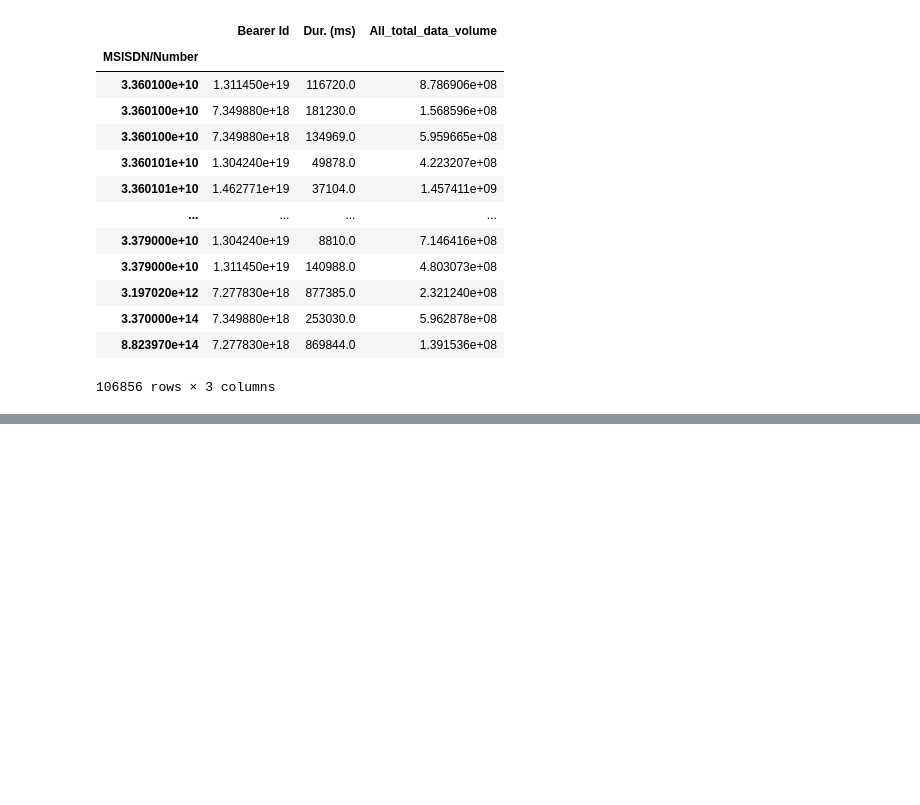
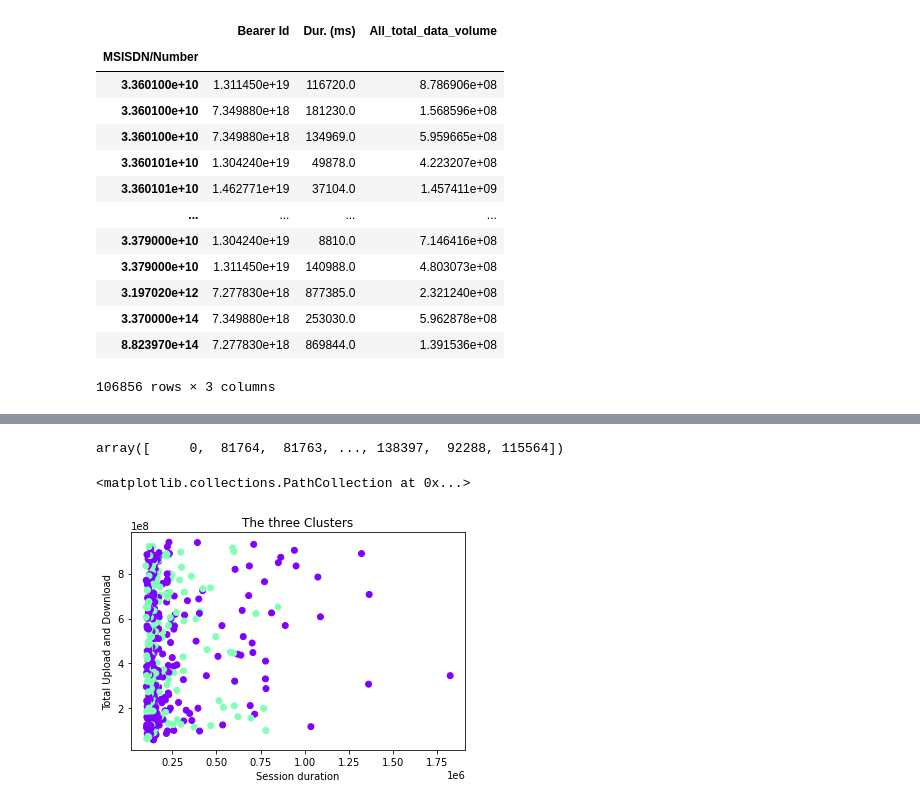
Before and after one commit to behigu/TellCo-Telecom-User-s-Data-Analysis, a Jupyter notebook: notebooks/Telco_telecom_user_data_analysis.ipynb, the cells around one changed output, grey strips where cells are left out. Cells and saved outputs as stored; diff of their text form; code cells hidden in the pictures; blank space fills up the shorter version.

Commit message:
normalization and K-means Clustering features selection added

```diff
--- a/notebooks/Telco_telecom_user_data_analysis.ipynb
+++ b/notebooks/Telco_telecom_user_data_analysis.ipynb
@@ -631,0 +630,12 @@ df_clean.groupby('MSISDN/Number').agg({'Bearer Id':'sum','Dur. (ms)': 'sum', 'Al
+# %%
+#feature extraction
+new_df = df_clean[['Bearer Id','Dur. (ms)','All_total_data_volume']]
+
+#normalize the data
+from sklearn import preprocessing
+x = new_df.values
+min_max_scaler = preprocessing.MinMaxScaler()
+x_scaled = min_max_scaler.fit_transform(x)
+df_normalized = pd.DataFrame(x_scaled)
+
+print(df_normalized)
@@ -631,0 +657,23 @@ df_clean.groupby('MSISDN/Number').agg({'Bearer Id':'sum','Dur. (ms)': 'sum', 'Al
+# %%
+from sklearn.cluster import KMeans
+kmeans = KMeans(n_clusters=3)
+kmeans.fit(new_df)
+
+identified_clusters = kmeans.fit_predict(new_df)
+#identified_clusters.head(20)
+
+np.argsort(identified_clusters)
+# %% [output]
+array([     0,  81764,  81763, ..., 138397,  92288, 115564])
+# %%
+data_with_clusters = df_clean.copy()
+data_with_clusters['Clusters'] = identified_clusters
+
+plt.title('The three Clusters')
+plt.xlabel('Session duration')
+plt.ylabel('Total Upload and Download')
+
+plt.scatter(data_with_clusters['Dur. (ms)'].head(400),data_with_clusters['All_total_data_volume'].head(400),c=data_with_clusters['Clusters'].head(400),cmap='rainbow')
+# %% [output]
+<matplotlib.collections.PathCollection at 0x...>
+[figure, added]
```
Also changed, not shown: parts of 25 cells of this notebook.
